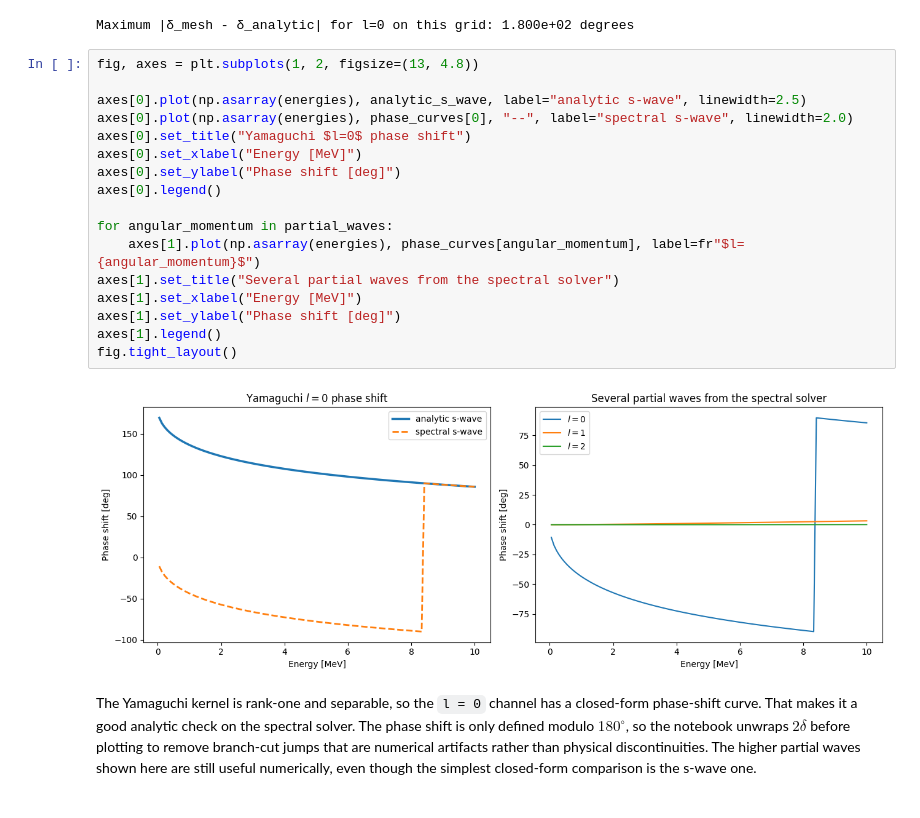
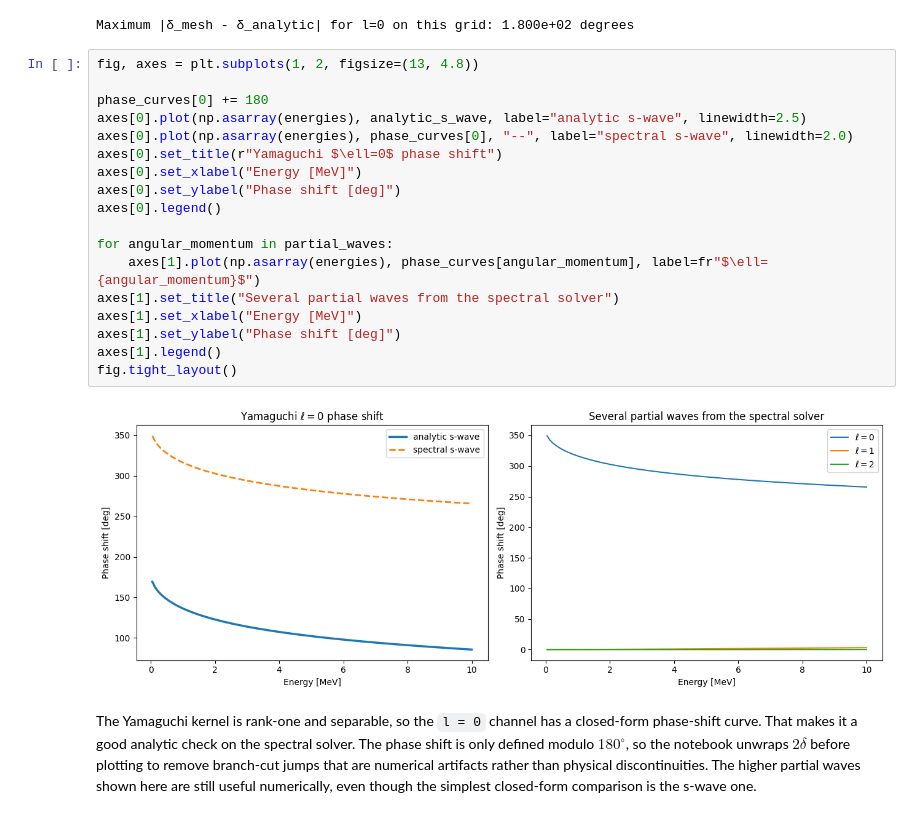
Before and after one commit to beykyle/lax, a Jupyter notebook: examples/yamaguchi_demo.ipynb, the cells around one changed output. Saved outputs shown, nothing was run; the diff lists cells and outputs as text.

```diff
--- a/examples/yamaguchi_demo.ipynb
+++ b/examples/yamaguchi_demo.ipynb
@@ -92,21 +92,22 @@ Maximum |δ_mesh - δ_analytic| for l=0 on this grid: 1.800e+02 degrees
 # %%
 fig, axes = plt.subplots(1, 2, figsize=(13, 4.8))
 
+phase_curves[0] += 180
 axes[0].plot(np.asarray(energies), analytic_s_wave, label="analytic s-wave", linewidth=2.5)
 axes[0].plot(np.asarray(energies), phase_curves[0], "--", label="spectral s-wave", linewidth=2.0)
-axes[0].set_title("Yamaguchi $l=0$ phase shift")
+axes[0].set_title(r"Yamaguchi $\ell=0$ phase shift")
 axes[0].set_xlabel("Energy [MeV]")
 axes[0].set_ylabel("Phase shift [deg]")
 axes[0].legend()
 
 for angular_momentum in partial_waves:
-    axes[1].plot(np.asarray(energies), phase_curves[angular_momentum], label=fr"$l={angular_momentum}$")
+    axes[1].plot(np.asarray(energies), phase_curves[angular_momentum], label=fr"$\ell={angular_momentum}$")
 axes[1].set_title("Several partial waves from the spectral solver")
 axes[1].set_xlabel("Energy [MeV]")
 axes[1].set_ylabel("Phase shift [deg]")
 axes[1].legend()
 fig.tight_layout()
 # %% [output]
-[figure, old version]
+[figure, new version]
 # %% [markdown]
 The Yamaguchi kernel is rank-one and separable, so the `l = 0` channel has a closed-form phase-shift curve. That makes it a good analytic check on the spectral solver. The phase shift is only defined modulo $180^\circ$, so the notebook unwraps $2\delta$ before plotting to remove branch-cut jumps that are numerical artifacts rather than physical discontinuities. The higher partial waves shown here are still useful numerically, even though the simplest closed-form comparison is the s-wave one.
```
Also changed, not shown: 18 other files.
